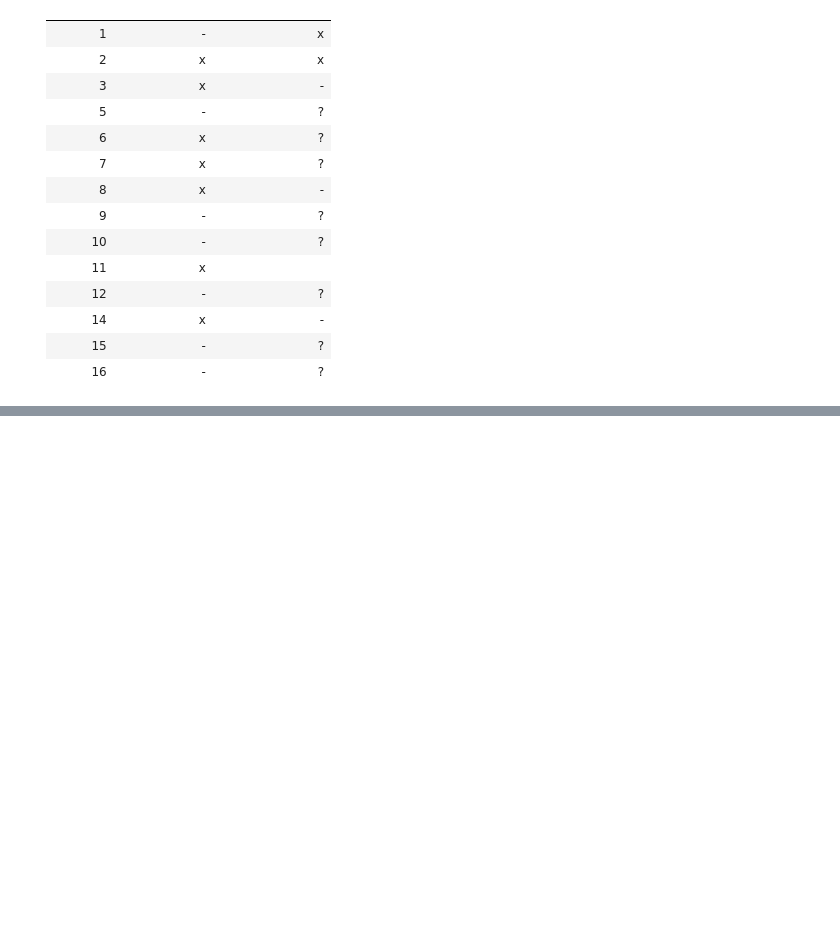
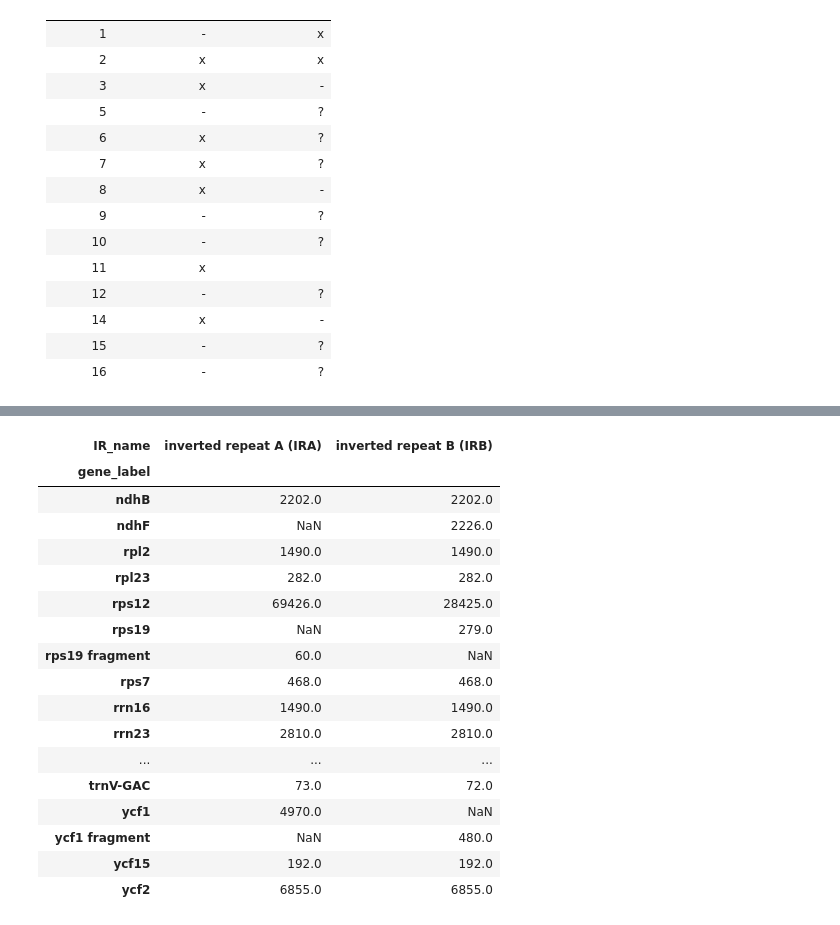
Before and after one commit to asan-emirsaleh/plastome_postprocessing, a Jupyter notebook: troubleshoot_cc.ipynb, the cells around one changed output, grey strips where cells are left out. Drawn from its saved outputs; the diff is of its cells as text; code cells hidden in the pictures; blank space fills up the shorter version.

```diff
--- a/troubleshoot_cc.ipynb
+++ b/troubleshoot_cc.ipynb
@@ -1392,0 +1405,27 @@ display(df_comb)
+# %%
+# output psbL data
+
+gn_file = "plastomes/table2asn/cc/Crepis_callicephala_manually_upd.gbf" # file with fixed tRNAs
+target_gene = "psbL"
+
+with open(gb_file) as handle:
+    for record in SeqIO.parse(handle, "gb"):
+        for feature in record.features:
+            if feature.type == "CDS":
+                if feature.qualifiers.get('gene')[0] == target_gene:
+                    cds_seq = feature.extract(record.seq)
+                    print(feature.qualifiers.get('gene')[0], cds_seq[:20])
+                    codon = record.seq[61994:61997].reverse_complement()  # 0-based
+                    print(f"codon: {codon}")
+
+
+# output psbL data
+target_gene = "ndhD"
+
+with open(gb_file) as handle:
+    for record in SeqIO.parse(handle, "gb"):
+        for feature in record.features:
+            if feature.type == "CDS":
+                if feature.qualifiers.get('gene')[0] == target_gene:
+                    cds_seq = feature.extract(record.seq)
+                    print(feature.qualifiers.get('gene')[0], cds_seq[:20])
@@ -1392,0 +1581,22 @@ display(df_comb)
+# %%
+pivot = df_rep_genes.pivot_table(index="gene_label", columns="IR_name", values="gene_length", aggfunc="first")
+pivot
+# %% [output]
+| IR_name | inverted repeat A (IRA) | inverted repeat B (IRB) |
+| gene_label |  |  |
+| ndhB | 2202.0 | 2202.0 |
+| ndhF | NaN | 2226.0 |
+| rpl2 | 1490.0 | 1490.0 |
+| rpl23 | 282.0 | 282.0 |
+| rps12 | 69426.0 | 28425.0 |
+| rps19 | NaN | 279.0 |
+| rps19 fragment | 60.0 | NaN |
+| rps7 | 468.0 | 468.0 |
+| rrn16 | 1490.0 | 1490.0 |
+| rrn23 | 2810.0 | 2810.0 |
+| ... | ... | ... |
+| trnV-GAC | 73.0 | 72.0 |
+| ycf1 | 4970.0 | NaN |
+| ycf1 fragment | NaN | 480.0 |
+| ycf15 | 192.0 | 192.0 |
+| ycf2 | 6855.0 | 6855.0 |
```
Also changed, not shown: parts of 11 cells of this notebook, 19 other files.
